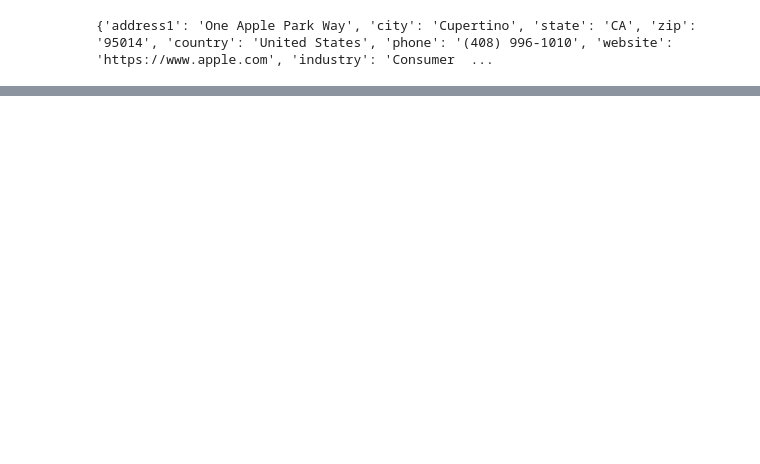
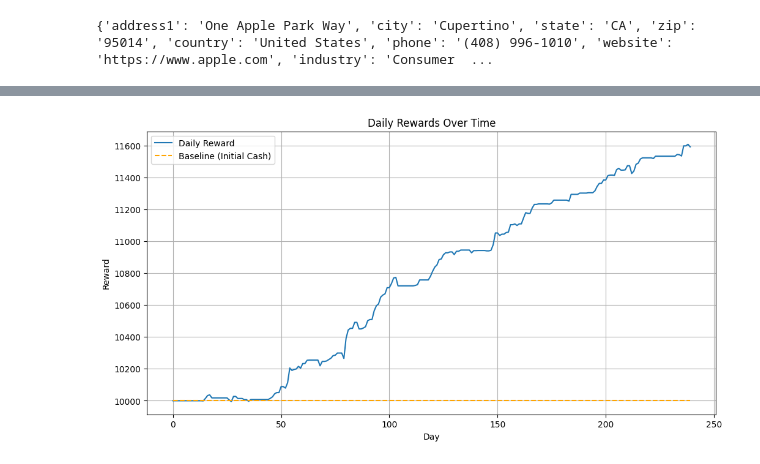
Before and after one commit to dgibn/CS5130_project, a Jupyter notebook: main.ipynb, the cells around one changed output, grey strips where cells are left out. Saved outputs shown, nothing was run; the diff lists cells and outputs as text; code cells hidden in the pictures; blank space fills up the shorter version.

Commit message:
Added Feature Extraction and Q-learning

```diff
--- a/main.ipynb
+++ b/main.ipynb
@@ -47,0 +135,25 @@ history
+# %%
+def step(state, action, index, history):
+    price = history["Close"].iloc[index] # current price
+    revenue = 0
+    if action == 0: # hold
+        revenue = 0
+    elif action == 1: # buy
+        shares_to_buy = min(state["cash"] // price, 9) # can only buy up to 9 shares
+        cost = shares_to_buy * price
+        state["cash"] -= cost
+        state["volume"] += shares_to_buy
+        revenue = -cost
+    elif action == 2: # sell
+        shares_to_sell = min(state["volume"], 9) # can only sell up to 9 shares
+        revenue = shares_to_sell * price
+        state["cash"] += revenue
+        state["volume"] -= shares_to_sell
+    state = {
+        "cash": state["cash"],
+        "volume": state["volume"],
+        "price": history["Close"].iloc[index+1], # next price
+        "time": history.index[index+1],
+        "history": df['state'].iloc[index-days_window+1:index+1].tolist() # last (days_window) days of closing prices
+    }
+    return state, revenue
@@ -47,0 +234,10 @@ history
+# %%
+import pickle
+
+decay_rate = 0.999999
+
+Q_table = Q_learning(num_episodes=1000, gamma=0.9, epsilon=1, decay_rate=decay_rate) # Run Q-learning
+
+# Save the Q-table dict to a file
+with open('Q_table.pickle', 'wb') as handle:
+    pickle.dump(Q_table, handle, protocol=pickle.HIGHEST_PROTOCOL)
@@ -47,0 +308,12 @@ history
+# %%
+import matplotlib.pyplot as plt
+plt.figure(figsize=(12, 6))
+plt.plot(reward_history, label='Daily Reward')
+plt.plot(np.arange(len(reward_history)), [10000]*len(reward_history), label='Baseline (Initial Cash)', linestyle='--', color='orange')
+plt.xlabel('Day')
+plt.ylabel('Reward')
+plt.title('Daily Rewards Over Time')
+plt.legend()
+plt.grid()
+# %% [output]
+[figure, added]
```
Also changed, not shown: parts of 9 cells of this notebook.
